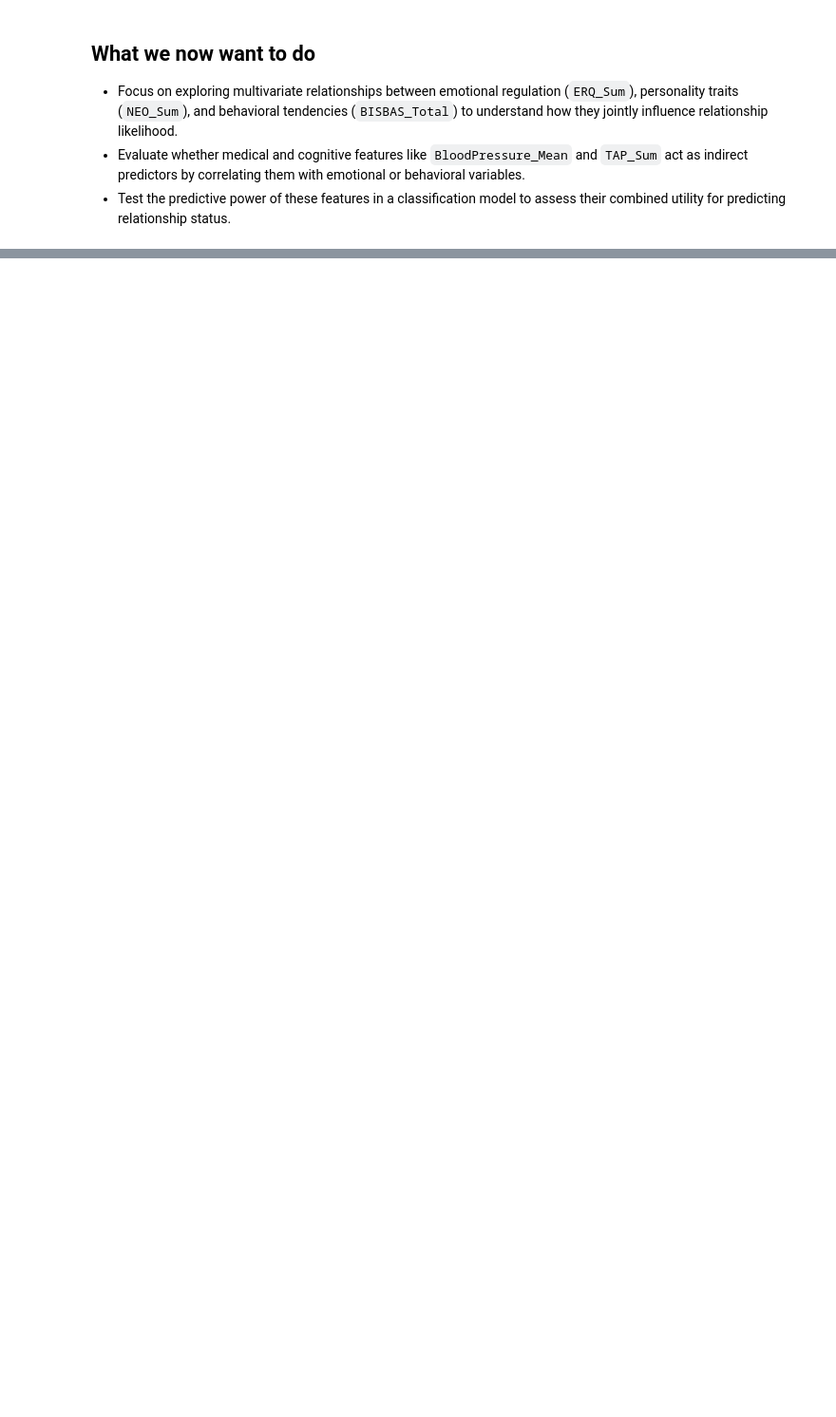
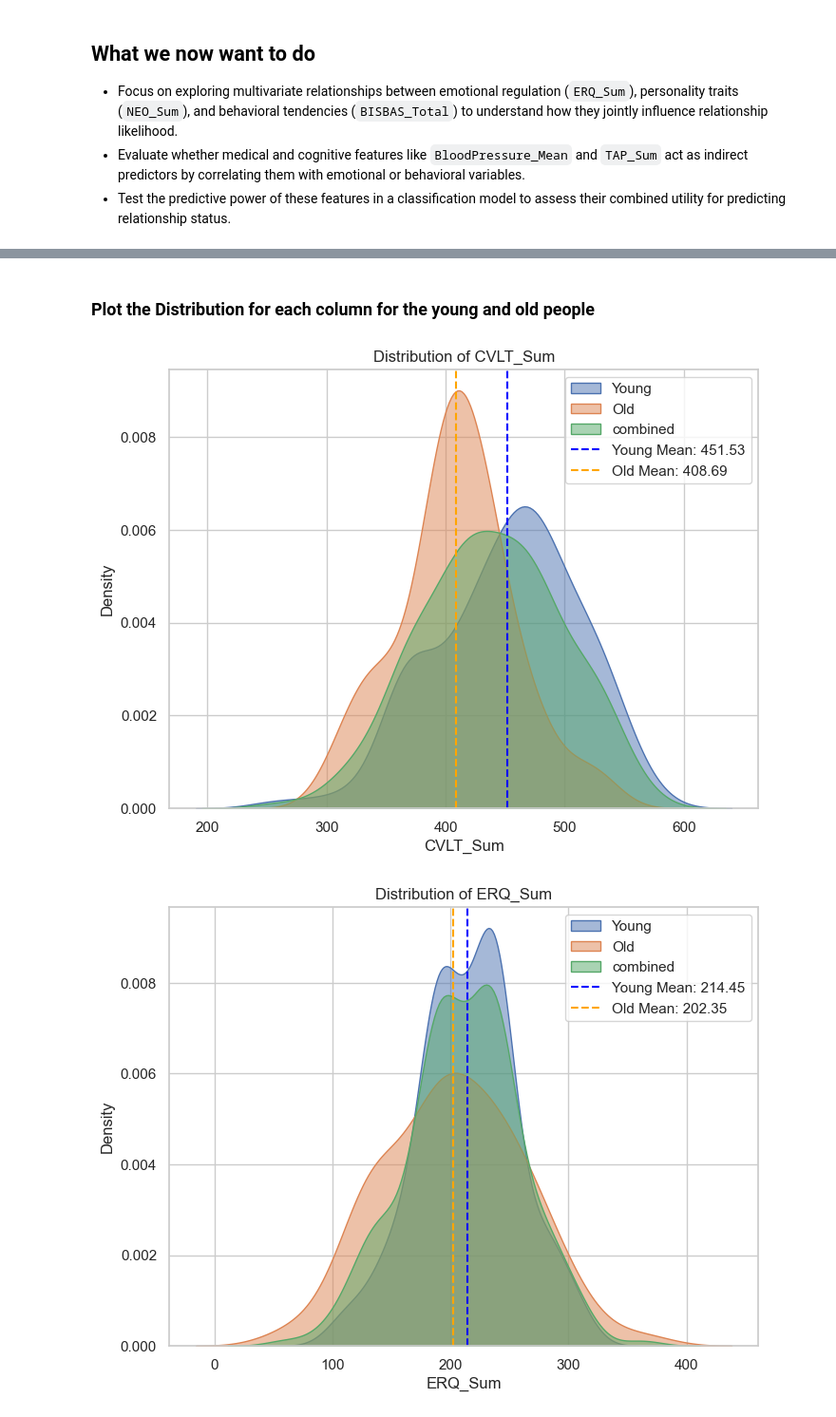
Before and after one commit to nicola1702/LEMON-Love-Predictor, a Jupyter notebook: code/data_structure_analysis.ipynb, the cells around one changed output, grey strips where cells are left out. Shown at 95% size. Saved outputs shown, nothing was run; the diff lists cells and outputs as text; code cells hidden in the pictures; blank space fills up the shorter version.

```diff
--- a/code/data_structure_analysis.ipynb
+++ b/code/data_structure_analysis.ipynb
@@ -504,0 +679,37 @@ plt.show()
+# %% [markdown]
+### Plot the Distribution for each column for the young and old people
+# %%
+
+relevant_features = [
+    "CVLT_Sum", "ERQ_Sum", "BISBAS_Total",
+    "MSPSS_Sum", "NEO_Sum", "STAI_Sum", "STAXI_Sum", "TAP_Sum", "BloodPressure_Mean",
+]
+
+for col in relevant_features:
+    plt.figure(figsize=(8, 6))
+
+    # Plot KDE for young dataset
+    sns.kdeplot(data_relevant_features_young[col], label="Young", fill=True, alpha=0.5)
+
+    # Plot KDE for old dataset
+    sns.kdeplot(data_relevant_features_old[col], label="Old", fill=True, alpha=0.5)
+
+    # Plot KDE for combined dataset
+    sns.kdeplot(merged_data_clean[col], label="combined", fill=True, alpha=0.5)
+
+    # Add vertical lines for the means
+    plt.axvline(data_relevant_features_young[col].mean(), color='blue', linestyle='--', label=f"Young Mean: {data_relevant_features_young[col].mean():.2f}")
+    plt.axvline(data_relevant_features_old[col].mean(), color='orange', linestyle='--', label=f"Old Mean: {data_relevant_features_old[col].mean():.2f}")
+
+    # Add title and labels
+    plt.title(f"Distribution of {col}")
+    plt.xlabel(col)
+    plt.ylabel("Density")
+    plt.legend()
+    plt.grid(True)
+
+    # Show plot
+    plt.show()
+# %% [output]
+[figure, added]
+[figure, added]
```
Also changed, not shown: parts of 31 cells of this notebook, 2 other files.
